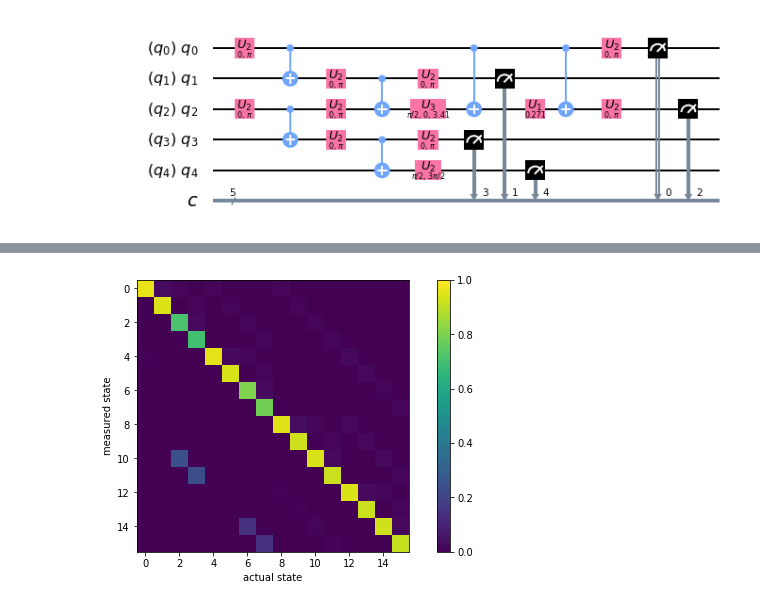
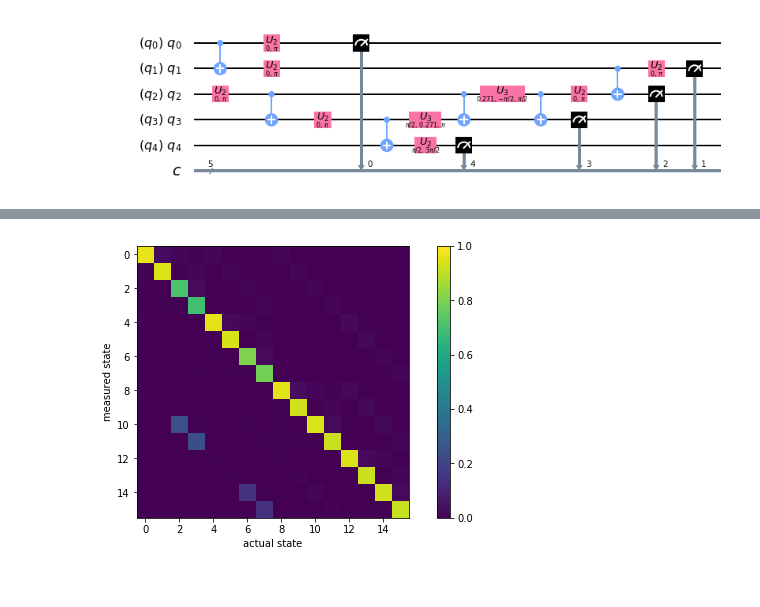
Before and after one commit to rafaelha/mbqc_wire, a Jupyter notebook: spt5_measurement_mitigation.ipynb, the cells around one changed output, grey strips where cells are left out. Drawn from its saved outputs; the diff is of its cells as text; code cells hidden in the pictures.

```diff
--- a/spt5_measurement_mitigation.ipynb
+++ b/spt5_measurement_mitigation.ipynb
@@ -159,23 +200,23 @@ drawcircuits(submit, print_selected)
 # %%
-#qc='ibmq_16_melbourne'
-qc='ibmqx2'
+qc='ibmq_16_melbourne'
+#qc='ibmqx2'
 #qc = 'ibmq_qasm_simulator'
 olevel = 1
-nshots = 8192
-namestring = str(len(alphas)) + qc + " " + str(n_qubits) + f" OL {olevel}, |+>, {nshots} shots"
+nshots = 8192//4
+namestring = str(len(alphas)) + qc + " " + str(n_qubits) + f" OL {olevel}, {state[initial_state]}, {nshots} shots"
 initial_layout=[0,1,2,3,4] # define mapping of virtual qubits to pysical qubits
 
 sim_backend = provider.get_backend(qc)
 submit_t = transpile(submit, backend=sim_backend,optimization_level=olevel, initial_layout=initial_layout)
 
 # print to check the transpiled circuit
 # for alpha = alphas[0]
 print_figs = [4]#[0,1,2,3,4,5]#len(submit_t)//2,len(submit_t)//2+1,len(submit_t)//2+2]
 for i in print_figs:
     f1 = plt.figure(); ax = f1.add_subplot(111);
     submit_t[i].draw(idle_wires=False, output='mpl',scale=0.5, ax=ax)
 # %% [output]
-[figure, old version]
+[figure, new version]
 # %%
 qr = qiskit.QuantumRegister(5)
 meas_calibs, state_labels = complete_meas_cal(qubit_list=initial_layout, qr=qr, circlabel='mcal')
```
Also changed, not shown: parts of 4 cells of this notebook.
